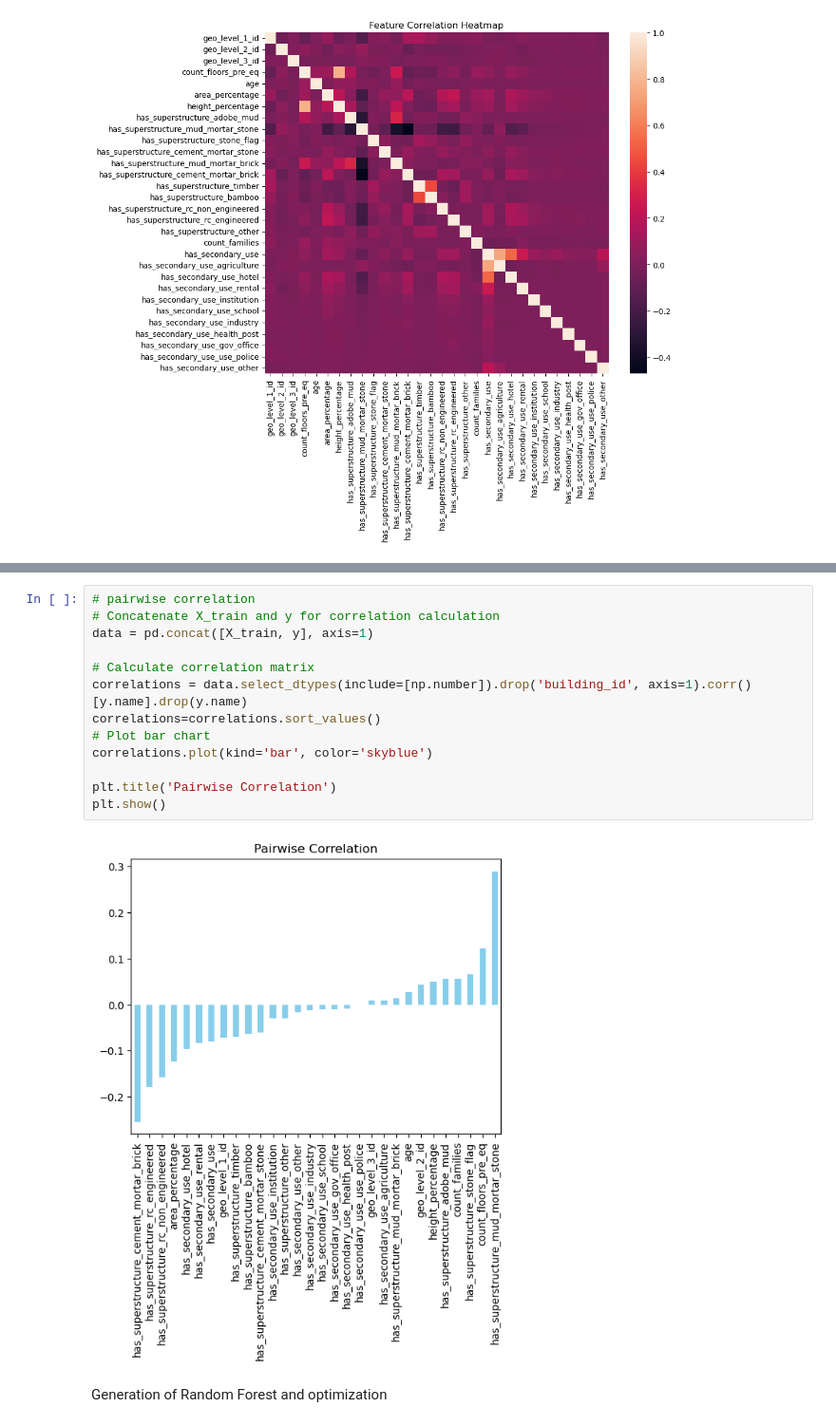
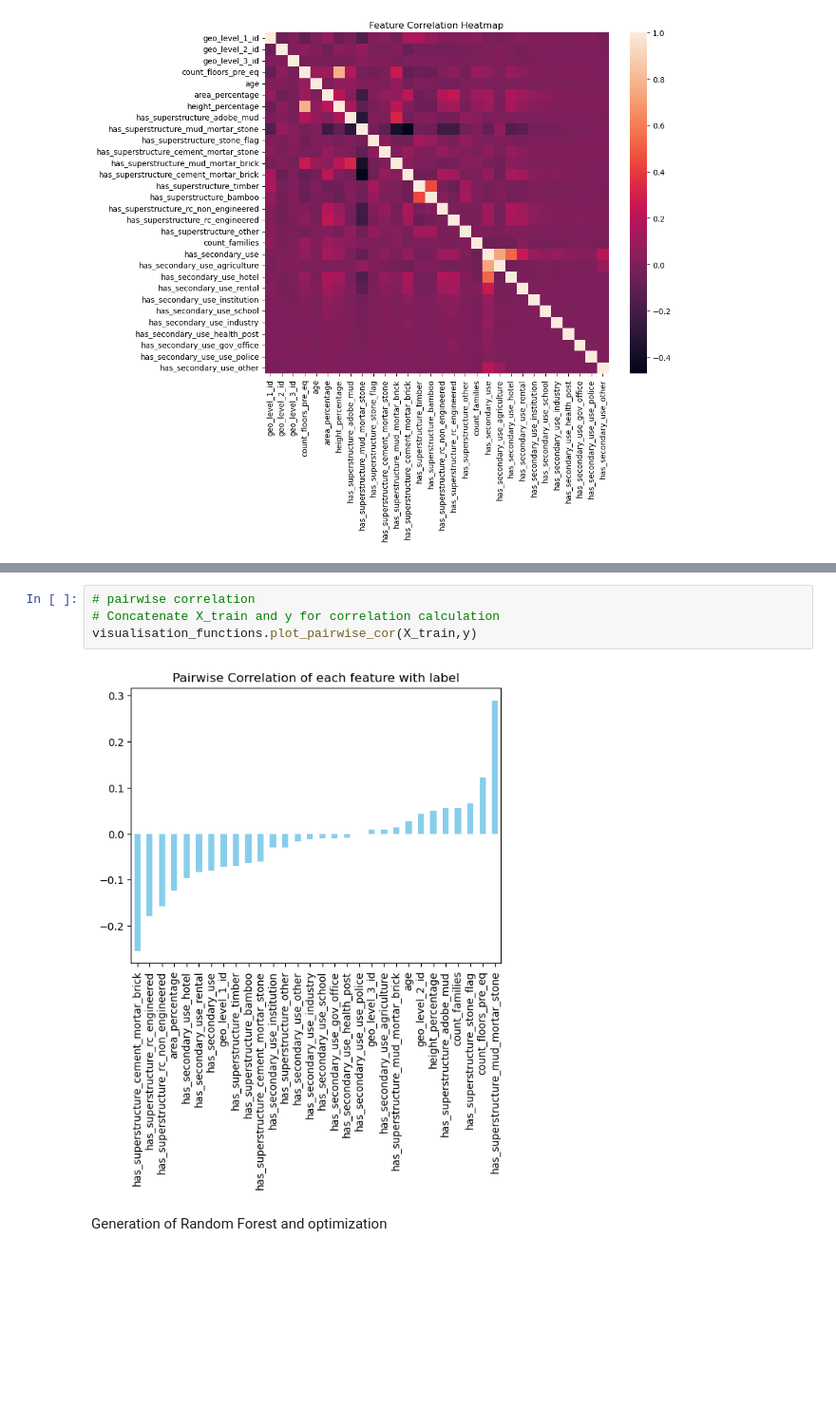
Before and after one commit to miloszpaul/minicomp, a Jupyter notebook: main_petr.ipynb, the cells around one changed output, grey strips where cells are left out. Shown at 95% size. Cells and saved outputs as stored; diff of their text form; blank space fills up the shorter version.

```diff
--- a/main_petr.ipynb
+++ b/main_petr.ipynb
@@ -82,18 +54,9 @@ helper_functions_petr.histograms_f(X_train,y_train,cols_ignore=('building_id'))
-# %%
-# pairwise correlation
-# Concatenate X_train and y for correlation calculation
-data = pd.concat([X_train, y], axis=1)
-
-# Calculate correlation matrix
-correlations = data.select_dtypes(include=[np.number]).drop('building_id', axis=1).corr()[y.name].drop(y.name)
-correlations=correlations.sort_values()
-# Plot bar chart
-correlations.plot(kind='bar', color='skyblue')
-
-plt.title('Pairwise Correlation')
-plt.show()
-# %% [output]
-[figure, removed]
+# %%
+# pairwise correlation
+# Concatenate X_train and y for correlation calculation
+visualisation_functions.plot_pairwise_cor(X_train,y)
+# %% [output]
+[figure, added]
 # %% [markdown]
 Generation of Random Forest and optimization
 # %%
```
Also changed, not shown: parts of 10 cells of this notebook.
